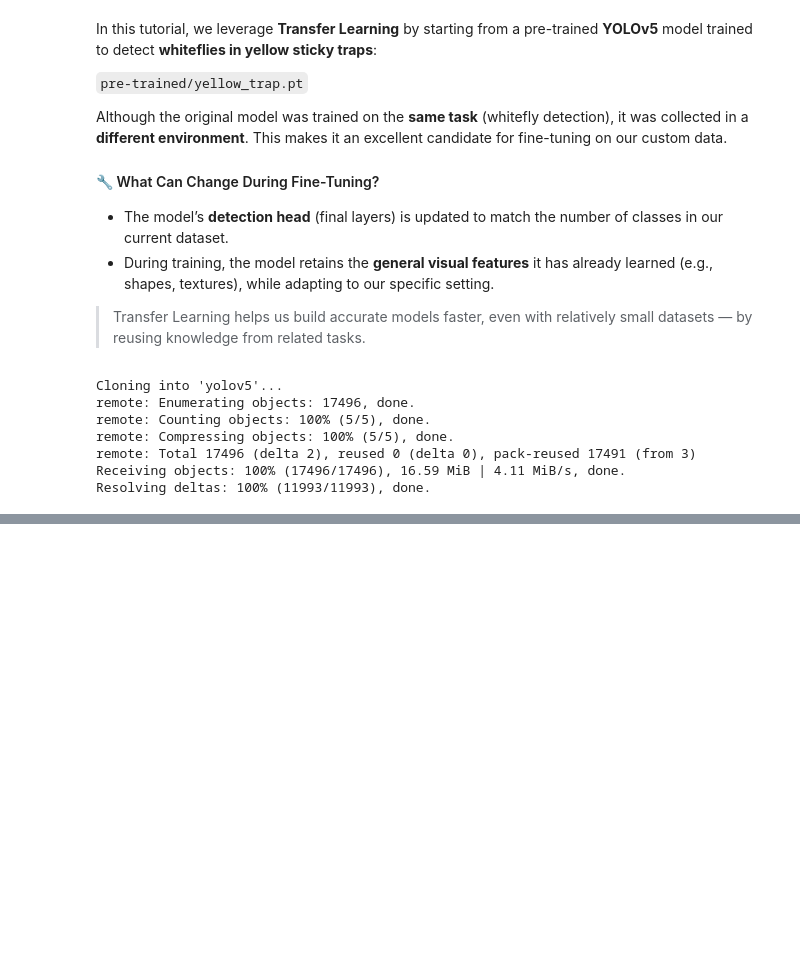
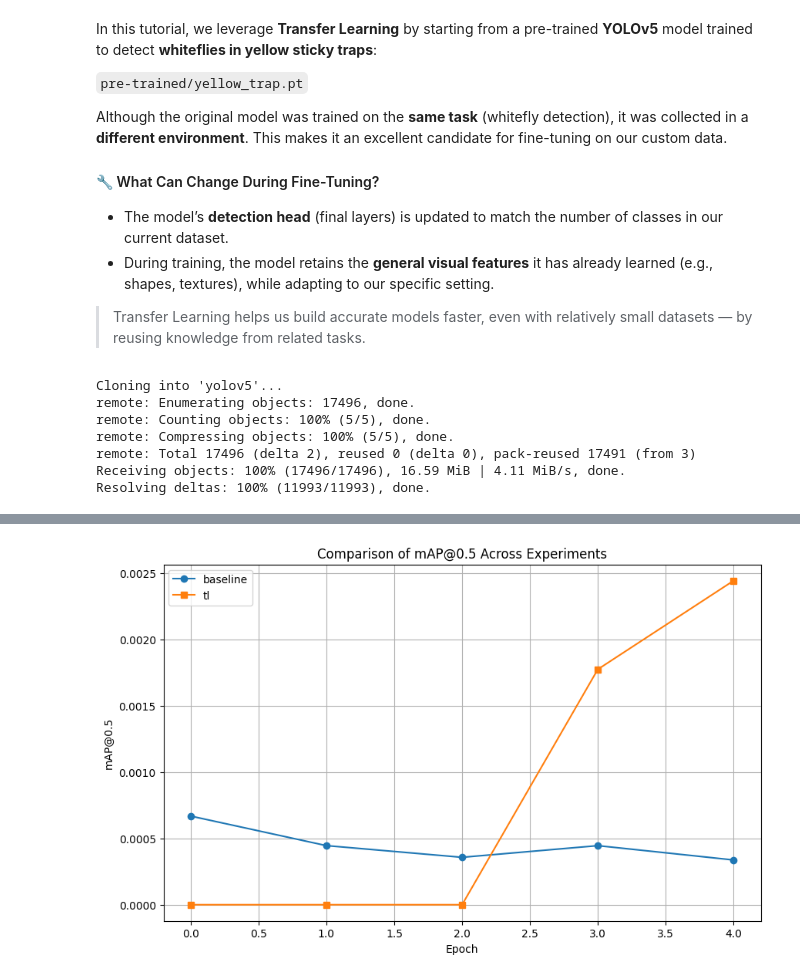
Before and after one commit to dinisdcosta/IbPRIA2025---Data-Efficient-Strategies-for-Object-Detection, a Jupyter notebook: hands_on_notebook.ipynb, the cells around one changed output, grey strips where cells are left out. Saved outputs shown, nothing was run; the diff lists cells and outputs as text; code cells hidden in the pictures; blank space fills up the shorter version.

```diff
--- a/hands_on_notebook.ipynb
+++ b/hands_on_notebook.ipynb
@@ -554,8 +566,13 @@ Results saved to testv5/test2
 # %%
 from utils import get_split, split_dataset, train_yolo, test_yolo, train_yolov5, test_yolov5
 from IPython.display import clear_output, display, Markdown
+import pandas as pd
+import matplotlib.pyplot as plt
 
-# Get train/val split from dataset (test already fixed)
+project = "example_transfer_learning"
+
+
+#Get train/val split from dataset (test already fixed)
 train_split, val_split = get_split(
     train_size=0.6,
     val_size=0.2,
@@ -564,49 +581,69 @@ train_split, val_split = get_split(
 
 split_dataset(train_split=train_split, val_split=val_split, dataset="improved")
 
-# train_results_transfer = train_yolov5(
-#     img=608,
-#     epochs=5,
-#     data="dataset/data.yaml",
-#     weights="pre-trained/yellow_trap.pt",  # Using YOLOv5 small as the pre-trained model
-#     batch=4,
-#     name="transfer",
-#     project="example_transfer_learning/train"
-# )
-# test_results_transfer = test_yolov5(
-#     img=608,
-#     data="dataset/data.yaml",
-#     weights=f"example_transfer_learning/train/transfer/weights/best.pt",
-#     project="example_transfer_learning/test"
-# )
+train_yolov5(
+    img=1280,
+    epochs=5,
+    data="dataset/data_yolov5.yaml",
+    weights="pre-trained/yellow_trap.pt",  # Using YOLOv5 small as the pre-trained model
+    batch=4,
+    name="tl",
+    project=f"{project}/train"
+)
+test_results_transfer = test_yolov5(
+    img=608,
+    data="dataset/data.yaml",
+    weights=f"example_transfer_learning/train/transfer/weights/best.pt",
+    project="example_transfer_learning/test"
+)
 # mAP_transfer = float(test_results_transfer.results_dict["metrics/mAP50(B)"])
 
-train_results_baseline = train_yolo(
-    img=608,
+train_yolov5(
+    img=1280,
     epochs=5,
-    data="dataset/data.yaml",
+    data="dataset/data_yolov5.yaml",
     weights="yolo11n.pt",
     batch=4,
     name="baseline",
-    project="example_transfer_learning/train"
+    project=f"{project}/train"
 )
 
-test_results_baseline = test_yolo(
-    img=608,
-    data="dataset/data.yaml",
-    weights=f"example_transfer_learning/train/baseline/weights/best.pt",
-    project="example_transfer_learning/test"
-)
-mAP_baseline = float(test_results_baseline.results_dict["metrics/mAP50(B)"])
+clear_output(wait=True)
+
+df1 = pd.read_csv(f"{project}/train/baseline/results.csv")
+df2 = pd.read_csv(f"{project}/train/tl/results.csv")
+
+# Strip leading/trailing whitespace from column names
+df1.columns = df1.columns.str.strip()
+df2.columns = df2.columns.str.strip()
+
+# Plotting mAP@0.5
+plt.figure(figsize=(10, 6))
+plt.plot(df1['metrics/mAP_0.5'], label='baseline', marker='o')
+plt.plot(df2['metrics/mAP_0.5'], label='tl', marker='s')
+plt.xlabel('Epoch')
+plt.ylabel('mAP@0.5')
+plt.title('Comparison of mAP@0.5 Across Experiments')
+plt.legend()
+plt.grid(True)
+plt.show()
+
+# test_results_baseline = test_yolo(
+#     img=608,
+#     data="dataset/data.yaml",
+#     weights=f"example_transfer_learning/train/baseline/weights/best.pt",
+#     project="example_transfer_learning/test"
+# )
+# mAP_baseline = float(test_results_baseline.results_dict["metrics/mAP50(B)"])
 
 
-clear_output(wait=True)
-print("Transfer Learning Results:")
-display(Markdown(f"""
----### **Transfer Learning Comparison**
-- <span style="color:crimson"><b>mAP with transfer learning:</b></span> <code>{mAP_transfer:.4f}</code>
-- <span style="color:seagreen"><b>mAP with baseline YOLOv11n:</b></span> <code>{mAP_baseline:.4f}</code>
-**Absolute improvement:** <b style="color:royalblue">{mAP_transfer - mAP_baseline:.4f} mAP@50</b>
-**Relative improvement:** <b style="color:royalblue">{(mAP_transfer - mAP_baseline) / mAP_baseline * 100:.2f}%</b>
-"""))
+# clear_output(wait=True)
+# print("Transfer Learning Results:")
+# display(Markdown(f"""
+# ---### **Transfer Learning Comparison**
+# - <span style="color:crimson"><b>mAP with transfer learning:</b></span> <code>{mAP_transfer:.4f}</code>
+# - <span style="color:seagreen"><b>mAP with baseline YOLOv11n:</b></span> <code>{mAP_baseline:.4f}</code>
+# **Absolute improvement:** <b style="color:royalblue">{mAP_transfer - mAP_baseline:.4f} mAP@50</b>
+# **Relative improvement:** <b style="color:royalblue">{(mAP_transfer - mAP_baseline) / mAP_baseline * 100:.2f}%</b>
+# """))
 # %% [output]
@@ -648,0 +650 @@ KeyboardInterrupt:
+[figure, added]
```
Also changed, not shown: parts of 6 cells of this notebook, 2 other files.
